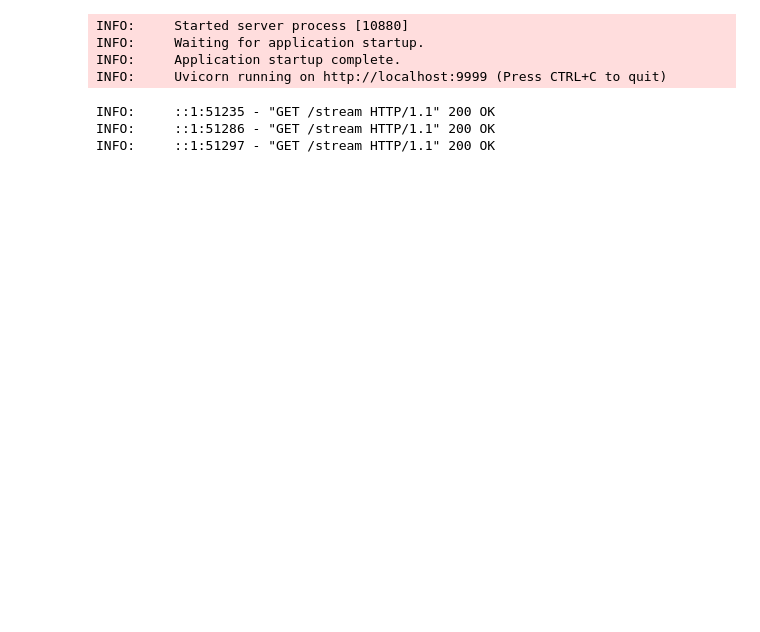
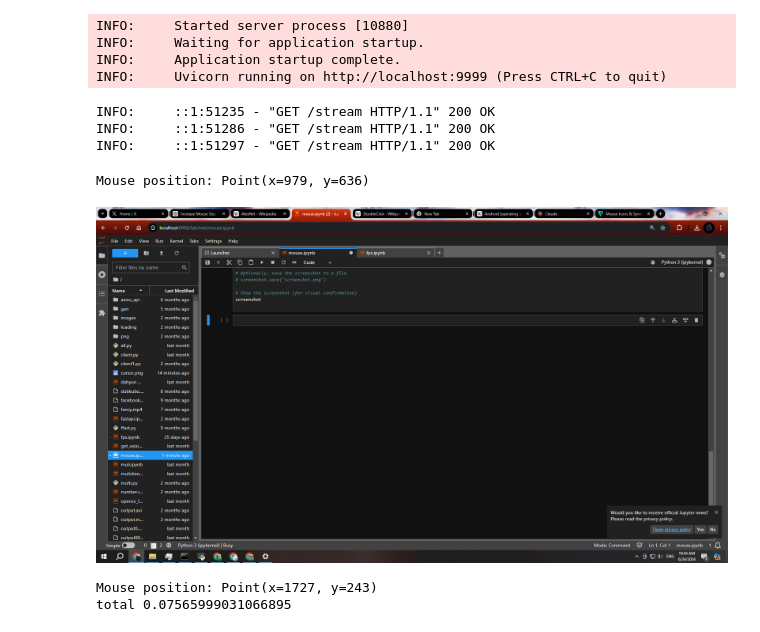
Before and after one commit to dahwin/api, a Jupyter notebook: mouse.ipynb, the cells around one changed output. Saved outputs shown, nothing was run; the diff lists cells and outputs as text; code cells hidden in the pictures; blank space fills up the shorter version.

```diff
--- a/mouse.ipynb
+++ b/mouse.ipynb
@@ -95,3 +95,57 @@ INFO:     Uvicorn running on http://localhost:9999 (Press CTRL+C to quit)
 INFO:     ::1:51235 - "GET /stream HTTP/1.1" 200 OK
 INFO:     ::1:51286 - "GET /stream HTTP/1.1" 200 OK
 INFO:     ::1:51297 - "GET /stream HTTP/1.1" 200 OK
+# %%
+from PIL import ImageGrab
+import pyautogui
+
+# Get the current mouse cursor position
+mouse_position = pyautogui.position()
+print(f"Mouse position: {mouse_position}")
+
+# Capture the screen
+screenshot = ImageGrab.grab()
+
+
+# Show the screenshot (for visual confirmation)
+screenshot
+# %% [output]
+Mouse position: Point(x=979, y=636)
+[figure, added]
+# %%
+from PIL import ImageGrab, Image
+import pyautogui
+import time
+time.sleep(5)
+s = time.time()
+# Get the current mouse cursor position
+mouse_position = pyautogui.position()
+print(f"Mouse position: {mouse_position}")
+
+# Capture the screen
+screenshot = ImageGrab.grab()
+
+# Load the mouse icon image
+mouse_icon = Image.open("mouse_icon.png")
+
+# Resize the mouse icon image
+n = 50
+new_size = (n,n)  # Set the desired size
+mouse_icon = mouse_icon.resize(new_size, Image.ANTIALIAS)
+
+# Get the dimensions of the resized mouse icon image
+icon_width, icon_height = mouse_icon.size
+
+# Calculate the position to paste the mouse icon (adjust to center the icon)
+icon_position = (mouse_position.x - icon_width // 2, mouse_position.y - icon_height // 2)
+
+# Paste the mouse icon onto the screenshot
+screenshot.paste(mouse_icon, icon_position, mouse_icon)
+e = time.time()
+r = e-s
+print(f'total {r}')
+# # Show the screenshot (for visual confirmation)
+# screenshot
+# %% [output]
+Mouse position: Point(x=1727, y=243)
+total 0.07565999031066895
```
Also changed, not shown: parts of 8 cells of this notebook, 8 other files.
